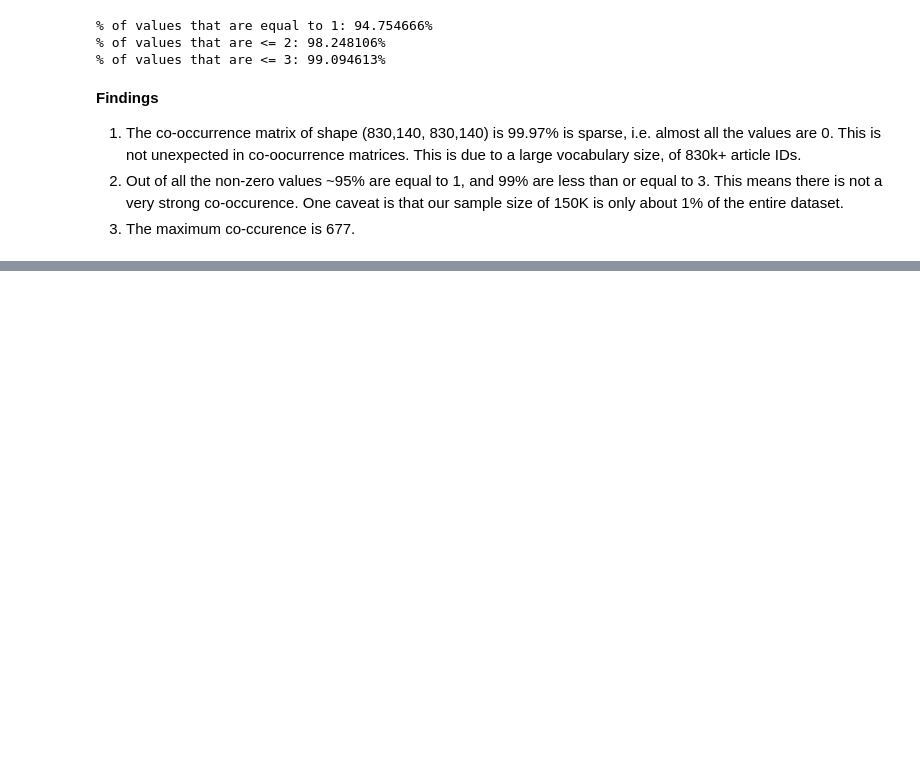
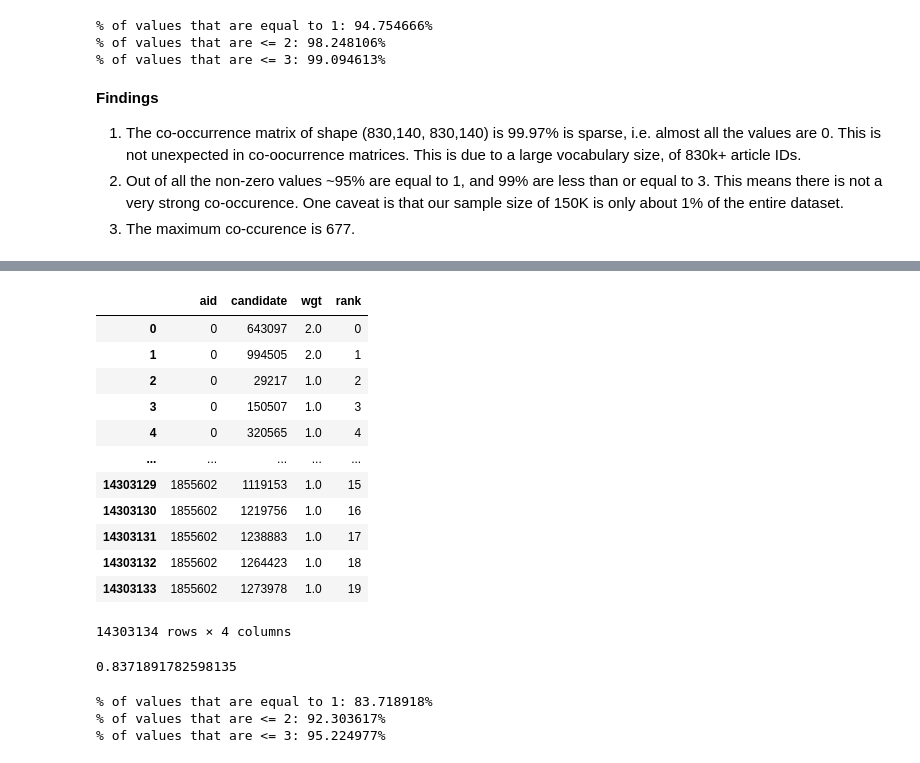
Before and after one commit to a-sharma06/recsys_otto, a Jupyter notebook: otto-eda-exploratory-data-analysis.ipynb, the cells around one changed output, grey strips where cells are left out. Saved outputs shown, nothing was run; the diff lists cells and outputs as text; code cells hidden in the pictures; blank space fills up the shorter version.

Commit message:
Kaggle Notebook | OTTO - EDA (Exploratory Data Analysis) | Version 12 - Another approach for Co-occurrence matrix

```diff
--- a/otto-eda-exploratory-data-analysis.ipynb
+++ b/otto-eda-exploratory-data-analysis.ipynb
@@ -507,0 +546,6 @@ print(f"% of values that are <= 3: {len(values[values<=3])/len(values):%}")
+# %%
+import glob
+import gc
+from tqdm.notebook import tqdm
+
+train_files = sorted(glob.glob("train_parquet/*"))[:10]
@@ -507,0 +565,4 @@ print(f"% of values that are <= 3: {len(values[values<=3])/len(values):%}")
+# %%
+PARTS = 2
+SIZE = 1.86e6 / PARTS  # 1.86e6 si the maximum item ID
+N_CANDIDS = 20
@@ -507,0 +641,28 @@ print(f"% of values that are <= 3: {len(values[values<=3])/len(values):%}")
+# %%
+covisitation_matrix
+# %% [output]
+|  | aid | candidate | wgt | rank |
+| 0 | 0 | 643097 | 2.0 | 0 |
+| 1 | 0 | 994505 | 2.0 | 1 |
+| 2 | 0 | 29217 | 1.0 | 2 |
+| 3 | 0 | 150507 | 1.0 | 3 |
+| 4 | 0 | 320565 | 1.0 | 4 |
+| ... | ... | ... | ... | ... |
+| 14303129 | 1855602 | 1119153 | 1.0 | 15 |
+| 14303130 | 1855602 | 1219756 | 1.0 | 16 |
+| 14303131 | 1855602 | 1238883 | 1.0 | 17 |
+| 14303132 | 1855602 | 1264423 | 1.0 | 18 |
+| 14303133 | 1855602 | 1273978 | 1.0 | 19 |
+14303134 rows × 4 columns
+# %%
+(covisitation_matrix["wgt"]==1).sum()/covisitation_matrix.shape[0]
+# %% [output]
+0.8371891782598135
+# %%
+print(f"% of values that are equal to 1: {(covisitation_matrix['wgt']==1).sum()/covisitation_matrix.shape[0]:%}")
+print(f"% of values that are <= 2: {(covisitation_matrix['wgt']<=2).sum()/covisitation_matrix.shape[0]:%}")
+print(f"% of values that are <= 3: {(covisitation_matrix['wgt']<=3).sum()/covisitation_matrix.shape[0]:%}")
+# %% [output]
+% of values that are equal to 1: 83.718918%
+% of values that are <= 2: 92.303617%
+% of values that are <= 3: 95.224977%
```
Also changed, not shown: parts of 9 cells of this notebook.
